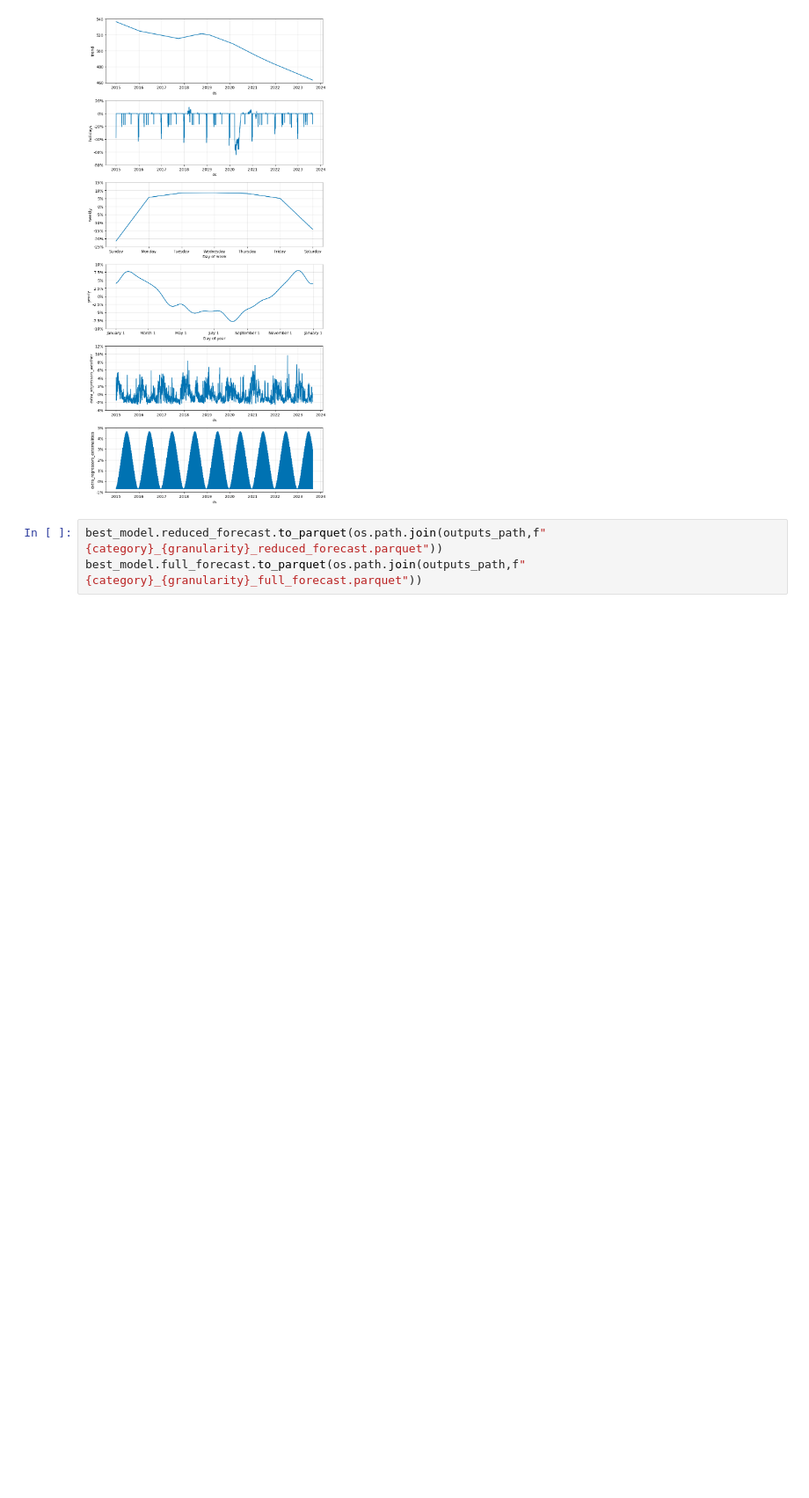
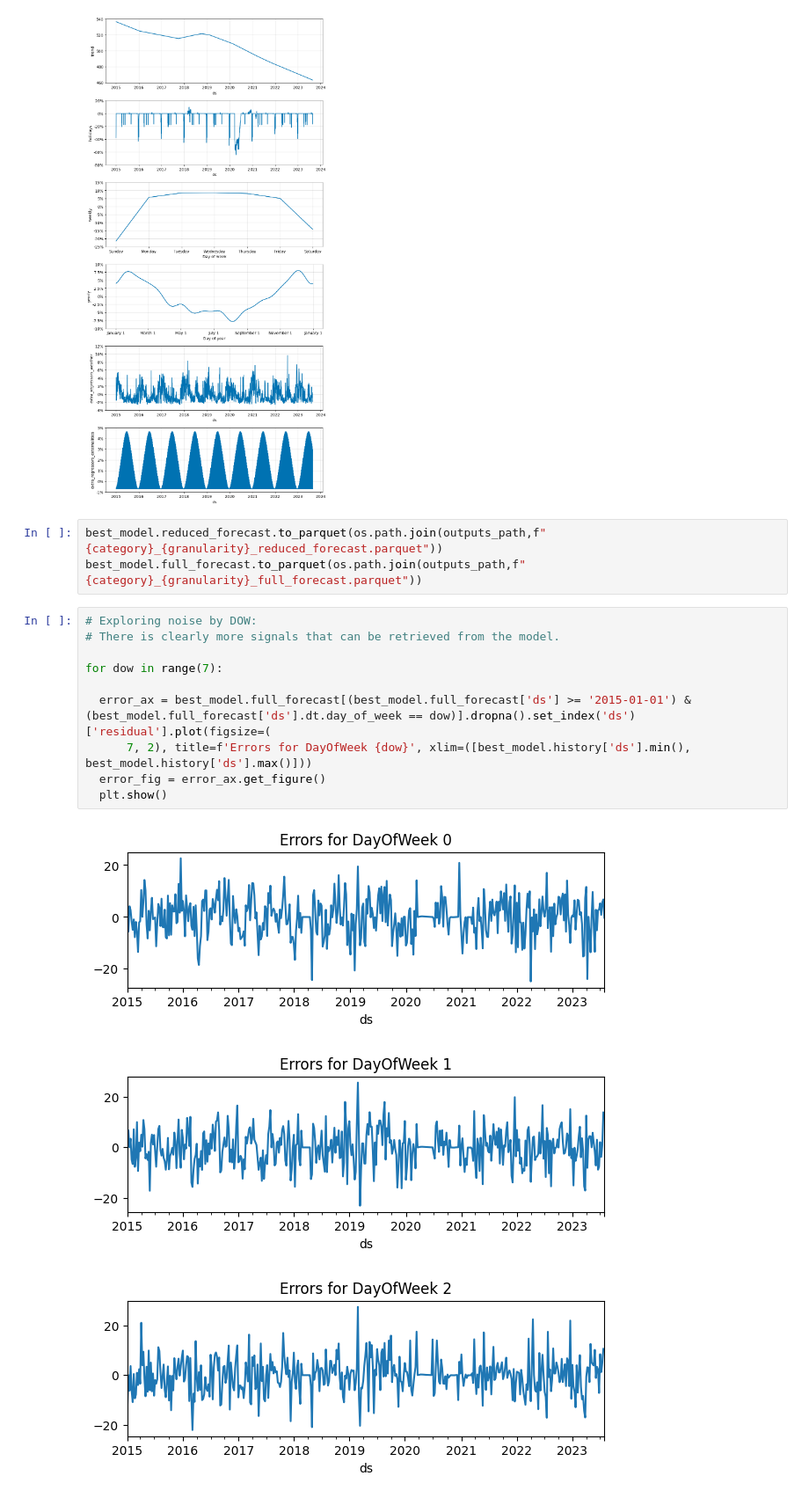
Before and after one commit to pcpp94/prophet_GB_demand_forecasting_one, a Jupyter notebook: modelling/daily_modelling/prophet_daily.ipynb, the cells around one changed output. Shown at 88% size. Drawn from its saved outputs; the diff is of its cells as text; blank space fills up the shorter version.

```diff
--- a/modelling/daily_modelling/prophet_daily.ipynb
+++ b/modelling/daily_modelling/prophet_daily.ipynb
@@ -621,3 +621,17 @@ fig5 = utils.plot_base_components(best_model)
 # %%
 best_model.reduced_forecast.to_parquet(os.path.join(outputs_path,f"{category}_{granularity}_reduced_forecast.parquet"))
 best_model.full_forecast.to_parquet(os.path.join(outputs_path,f"{category}_{granularity}_full_forecast.parquet"))
+# %%
+# Exploring noise by DOW:
+# There is clearly more signals that can be retrieved from the model.
+
+for dow in range(7):
+
+  error_ax = best_model.full_forecast[(best_model.full_forecast['ds'] >= '2015-01-01') & (best_model.full_forecast['ds'].dt.day_of_week == dow)].dropna().set_index('ds')['residual'].plot(figsize=(
+      7, 2), title=f'Errors for DayOfWeek {dow}', xlim=([best_model.history['ds'].min(), best_model.history['ds'].max()]))
+  error_fig = error_ax.get_figure()
+  plt.show()
+# %% [output]
+[figure, added]
+[figure, added]
+[figure, added]
```
Also changed, not shown: parts of 2 cells of this notebook, 2 other files.
